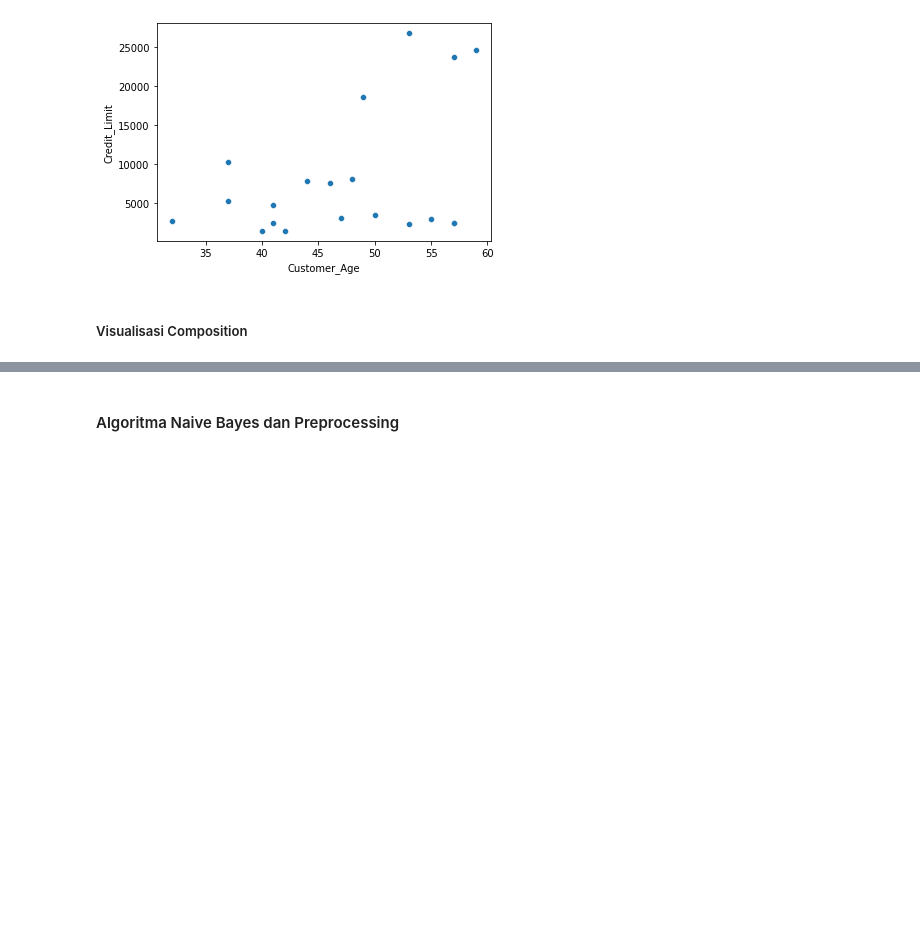
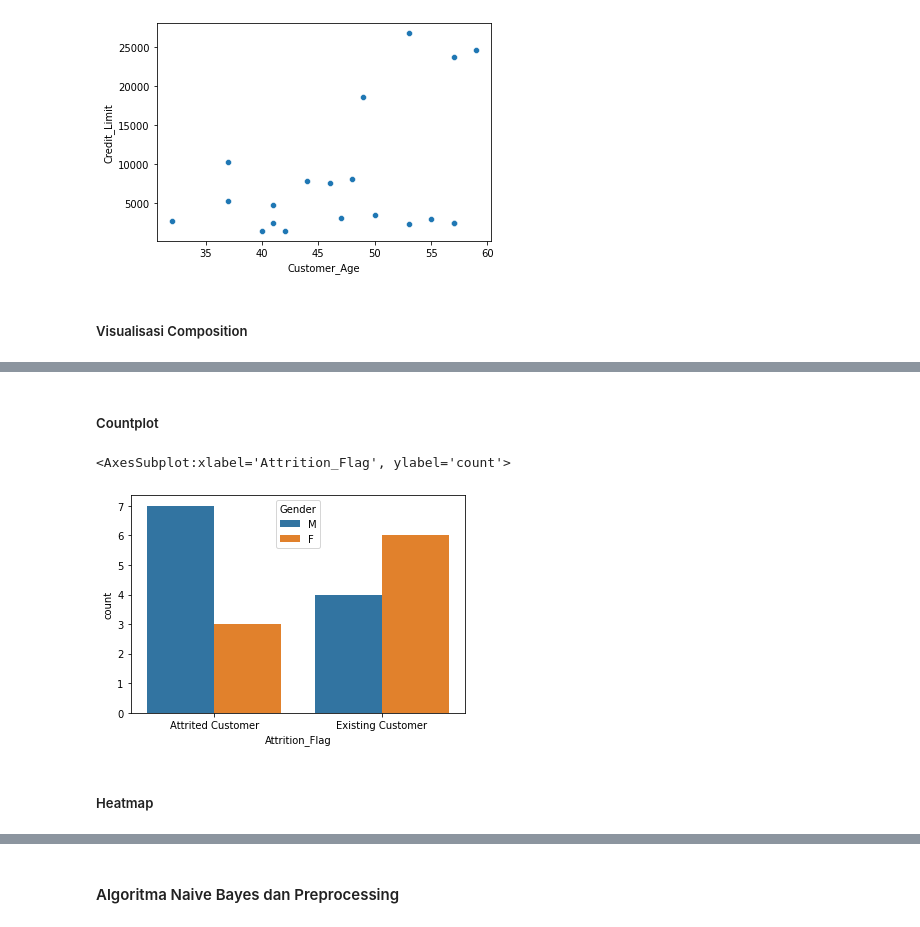
Before and after one commit to kevinsanjayaa/POSTTEST1-DATMIN-, a Jupyter notebook: B2_2109116082_Posttest1.ipynb, the cells around one changed output, grey strips where cells are left out. Saved outputs shown, nothing was run; the diff lists cells and outputs as text; code cells hidden in the pictures; blank space fills up the shorter version.

```diff
--- a/B2_2109116082_Posttest1.ipynb
+++ b/B2_2109116082_Posttest1.ipynb
@@ -208,0 +228,9 @@ px.pie(df,names="Education_Level")
+# %% [markdown]
+##### Countplot
+# %%
+sns.countplot(data=df,x="Attrition_Flag",hue="Gender")
+# %% [output]
+<AxesSubplot:xlabel='Attrition_Flag', ylabel='count'>
+[figure, added]
+# %% [markdown]
+##### Heatmap
```
Also changed, not shown: parts of 6 cells of this notebook.
